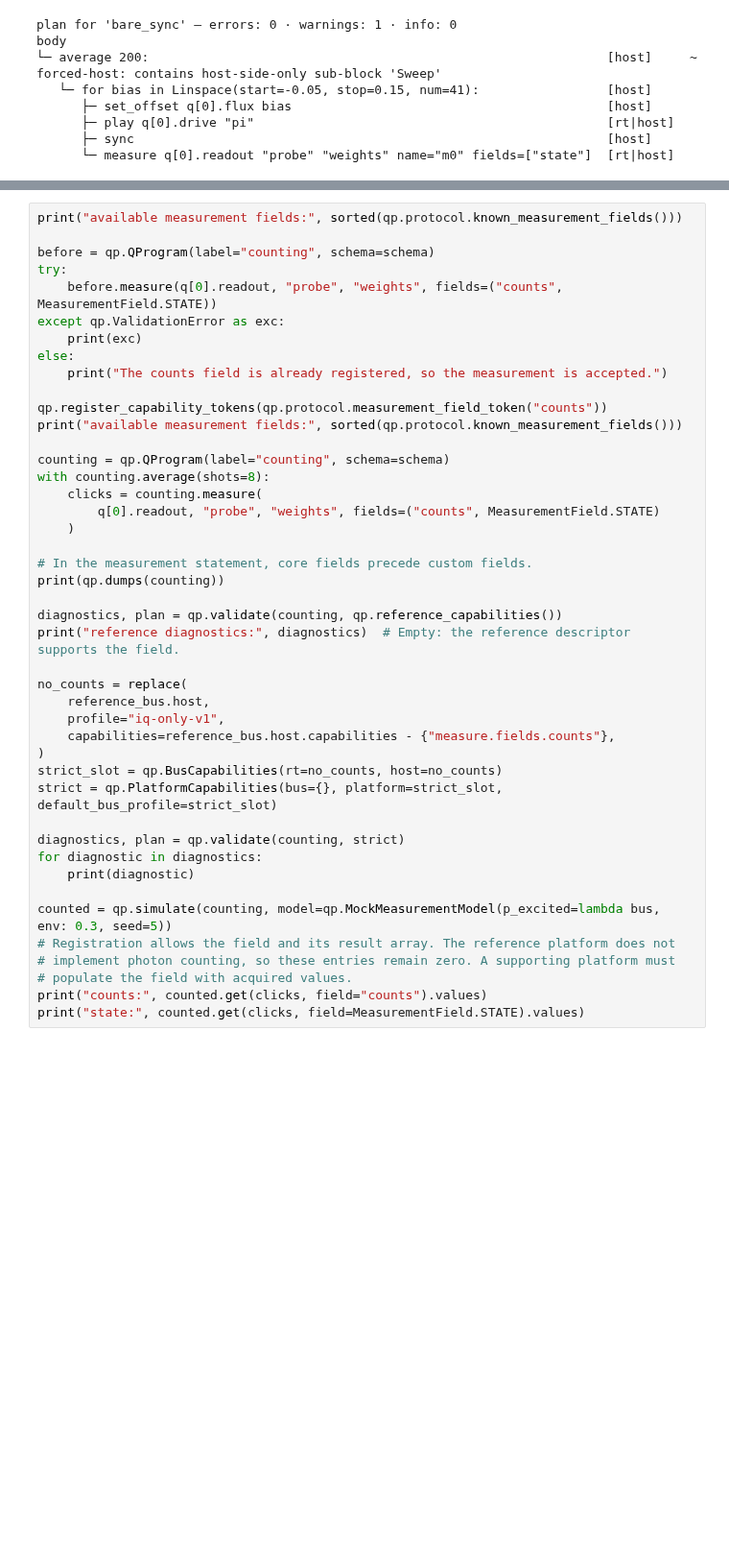
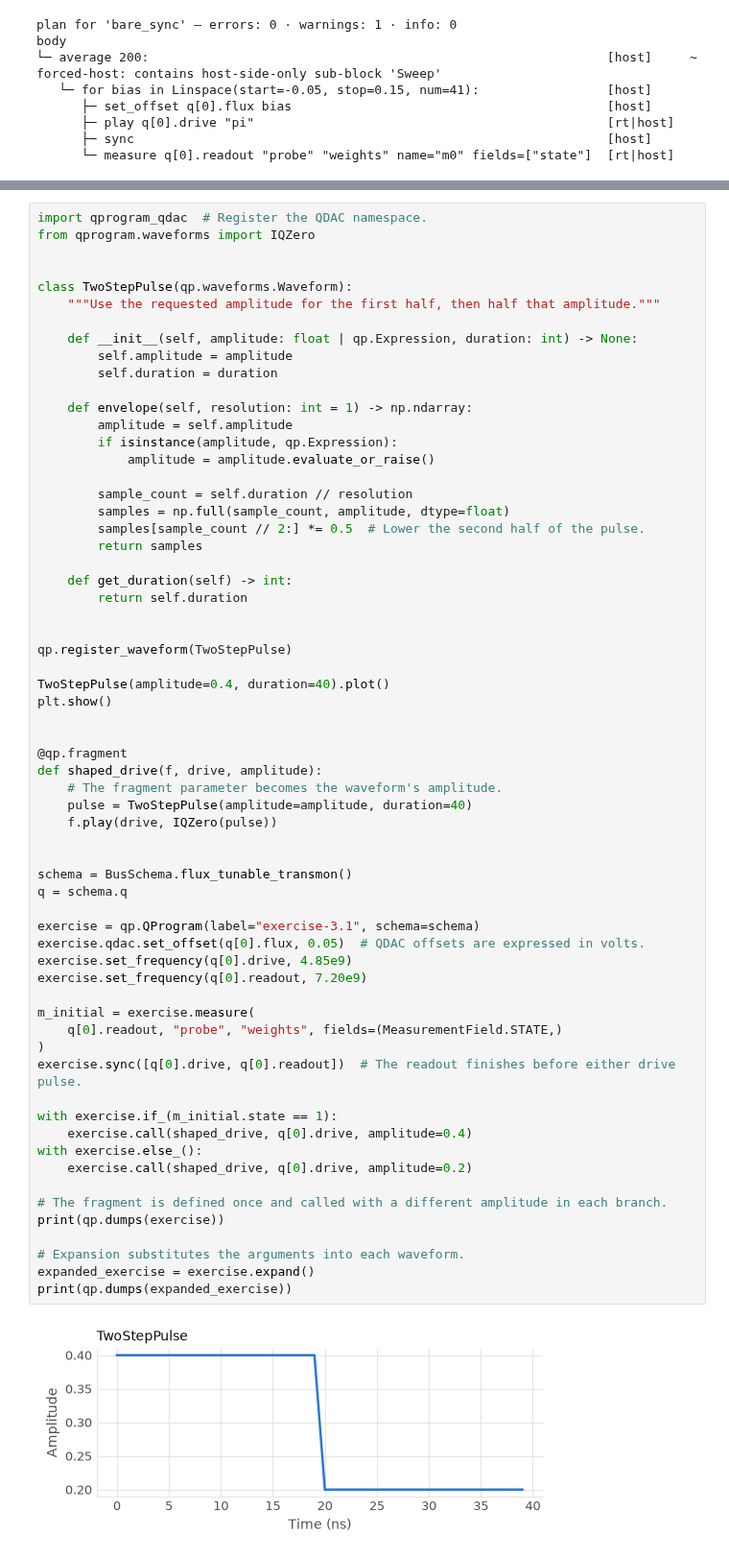
Before and after one commit to qilimanjaro-tech/ieee-qce26-qprogram-tutorial, a Jupyter notebook: notebooks/solutions/03_advanced.ipynb, the cells around one changed output, grey strips where cells are left out. Shown at 96% size. Drawn from its saved outputs; the diff is of its cells as text; blank space fills up the shorter version.

Commit message:
improve exercises

```diff
--- a/notebooks/solutions/03_advanced.ipynb
+++ b/notebooks/solutions/03_advanced.ipynb
@@ -1657,45 +1661,65 @@ Registration makes the field valid and allows the reference executor to allocate
 # %%
-print("available measurement fields:", sorted(qp.protocol.known_measurement_fields()))
+import qprogram_qdac  # Register the QDAC namespace.
+from qprogram.waveforms import IQZero
 
-before = qp.QProgram(label="counting", schema=schema)
-try:
-    before.measure(q[0].readout, "probe", "weights", fields=("counts", MeasurementField.STATE))
-except qp.ValidationError as exc:
-    print(exc)
-else:
-    print("The counts field is already registered, so the measurement is accepted.")
 
-qp.register_capability_tokens(qp.protocol.measurement_field_token("counts"))
-print("available measurement fields:", sorted(qp.protocol.known_measurement_fields()))
+class TwoStepPulse(qp.waveforms.Waveform):
+    """Use the requested amplitude for the first half, then half that amplitude."""
 
-counting = qp.QProgram(label="counting", schema=schema)
-with counting.average(shots=8):
-    clicks = counting.measure(
-        q[0].readout, "probe", "weights", fields=("counts", MeasurementField.STATE)
-    )
+    def __init__(self, amplitude: float | qp.Expression, duration: int) -> None:
+        self.amplitude = amplitude
+        self.duration = duration
 
-# In the measurement statement, core fields precede custom fields.
-print(qp.dumps(counting))
+    def envelope(self, resolution: int = 1) -> np.ndarray:
+        amplitude = self.amplitude
+        if isinstance(amplitude, qp.Expression):
+            amplitude = amplitude.evaluate_or_raise()
 
-diagnostics, plan = qp.validate(counting, qp.reference_capabilities())
-print("reference diagnostics:", diagnostics)  # Empty: the reference descriptor supports the field.
+        sample_count = self.duration // resolution
+        samples = np.full(sample_count, amplitude, dtype=float)
+        samples[sample_count // 2:] *= 0.5  # Lower the second half of the pulse.
+        return samples
 
-no_counts = replace(
-    reference_bus.host,
-    profile="iq-only-v1",
-    capabilities=reference_bus.host.capabilities - {"measure.fields.counts"},
+    def get_duration(self) -> int:
+        return self.duration
+
+
+qp.register_waveform(TwoStepPulse)
+
+TwoStepPulse(amplitude=0.4, duration=40).plot()
+plt.show()
+
+
+@qp.fragment
+def shaped_drive(f, drive, amplitude):
+    # The fragment parameter becomes the waveform's amplitude.
+    pulse = TwoStepPulse(amplitude=amplitude, duration=40)
+    f.play(drive, IQZero(pulse))
+
+
+schema = BusSchema.flux_tunable_transmon()
+q = schema.q
+
+exercise = qp.QProgram(label="exercise-3.1", schema=schema)
+exercise.qdac.set_offset(q[0].flux, 0.05)  # QDAC offsets are expressed in volts.
+exercise.set_frequency(q[0].drive, 4.85e9)
+exercise.set_frequency(q[0].readout, 7.20e9)
+
+m_initial = exercise.measure(
+    q[0].readout, "probe", "weights", fields=(MeasurementField.STATE,)
 )
-strict_slot = qp.BusCapabilities(rt=no_counts, host=no_counts)
-strict = qp.PlatformCapabilities(bus={}, platform=strict_slot, default_bus_profile=strict_slot)
+exercise.sync([q[0].drive, q[0].readout])  # The readout finishes before either drive pulse.
 
-diagnostics, plan = qp.validate(counting, strict)
-for diagnostic in diagnostics:
-    print(diagnostic)
+with exercise.if_(m_initial.state == 1):
+    exercise.call(shaped_drive, q[0].drive, amplitude=0.4)
+with exercise.else_():
+    exercise.call(shaped_drive, q[0].drive, amplitude=0.2)
 
-counted = qp.simulate(counting, model=qp.MockMeasurementModel(p_excited=lambda bus, env: 0.3, seed=5))
-# Registration allows the field and its result array. The reference platform does not
-# implement photon counting, so these entries remain zero. A supporting platform must
-# populate the field with acquired values.
-print("counts:", counted.get(clicks, field="counts").values)
-print("state:", counted.get(clicks, field=MeasurementField.STATE).values)
+# The fragment is defined once and called with a different amplitude in each branch.
+print(qp.dumps(exercise))
+
+# Expansion substitutes the arguments into each waveform.
+expanded_exercise = exercise.expand()
+print(qp.dumps(expanded_exercise))
 # %% [output]
+[figure, added]
```
Also changed, not shown: parts of 6 cells of this notebook, 5 other files.
